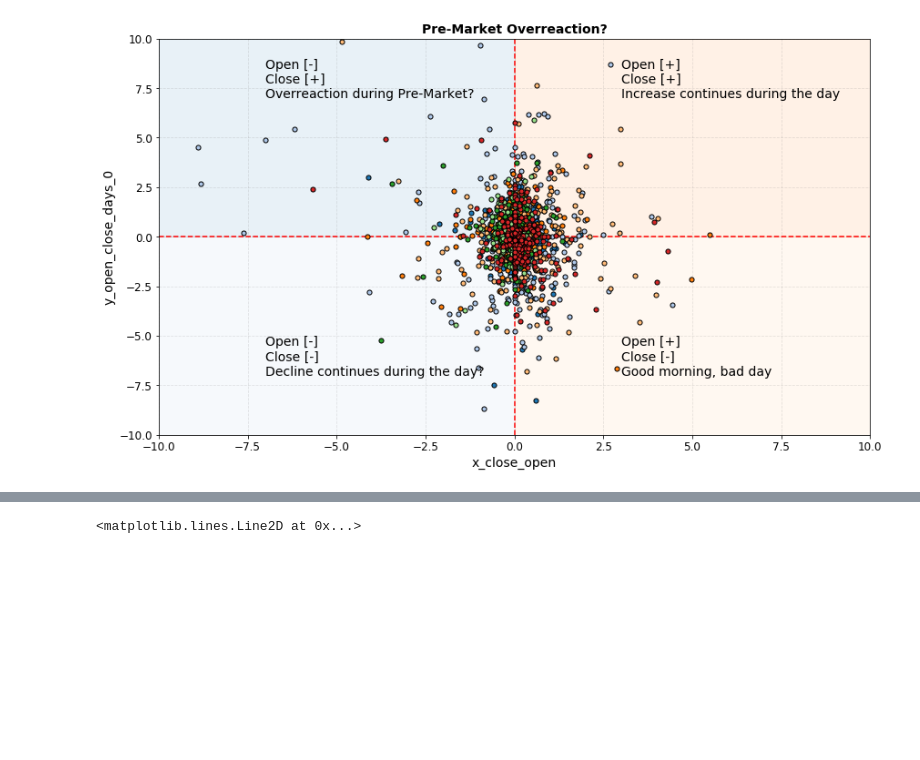
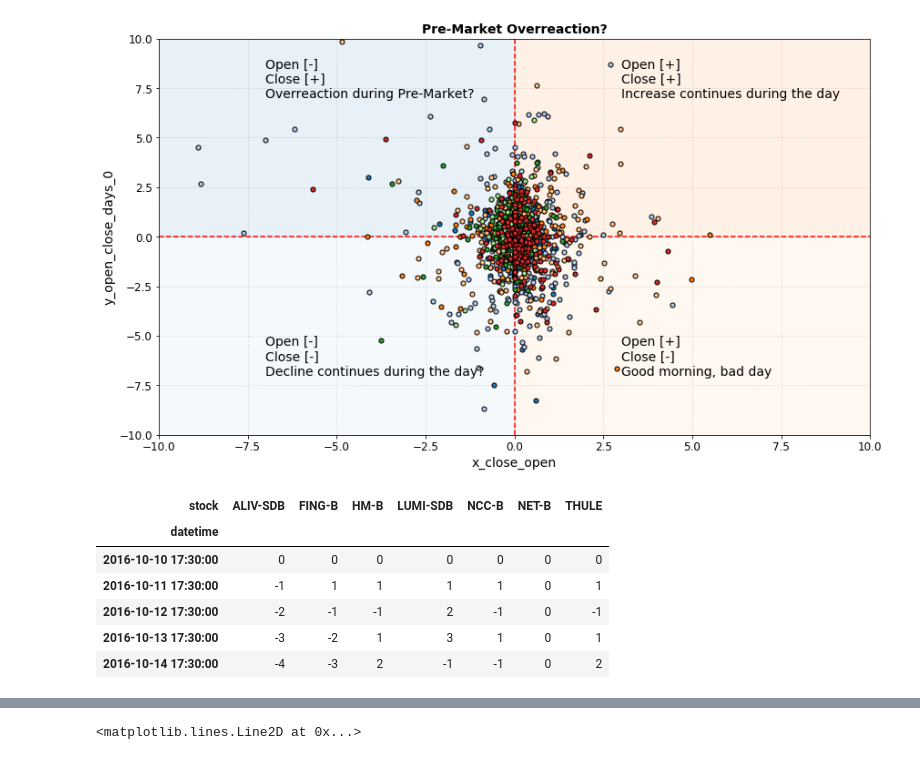
Before and after one commit to Hjartarson/stock-market, a Jupyter notebook: make-report-daily-ticks.ipynb, the cells around one changed output, grey strips where cells are left out. Saved outputs shown, nothing was run; the diff lists cells and outputs as text; code cells hidden in the pictures; blank space fills up the shorter version.

```diff
--- a/make-report-daily-ticks.ipynb
+++ b/make-report-daily-ticks.ipynb
@@ -350,3 +227,36 @@ ax.set_ylim([-10,10])
 f.savefig('fig/overreaction.png', dpi=100,bbox_inches='tight')
 # %% [output]
 [figure]
+# %%
+def cumsum_reset(df):
+    df = df.rename('x').to_frame()
+    df['up_down'] = 0
+    up_days = 0
+    down_days = 0
+    for idx, value in df['x'].iteritems():
+        if value==False:
+            down_days = down_days-1
+            up_days = 0
+            df.set_value(idx,'up_down',down_days)
+        elif value==True:
+            up_days = up_days+1
+            down_days = 0
+            df.set_value(idx,'up_down',up_days)
+        else:
+            df.set_value(idx,'up_down',0)
+            down_days = 0
+            up_days = 0
+    return df['up_down']
+    #print(df.head(14))
+#a.cumsum()-a.cumsum().where(~a).ffill().fillna(0).astype(int)
+df_stock = df_stock.join(df_stock[['x_open_open_day_1_up']].apply(cumsum_reset,axis=0)
+                         .rename(columns={'x_open_open_day_1_up':'x_open_open_day_1_streak'}))
+df_stock['x_open_open_day_1_streak'].head()
+# %% [output]
+| stock | ALIV-SDB | FING-B | HM-B | LUMI-SDB | NCC-B | NET-B | THULE |
+| datetime |  |  |  |  |  |  |  |
+| 2016-10-10 17:30:00 | 0 | 0 | 0 | 0 | 0 | 0 | 0 |
+| 2016-10-11 17:30:00 | -1 | 1 | 1 | 1 | 1 | 0 | 1 |
+| 2016-10-12 17:30:00 | -2 | -1 | -1 | 2 | -1 | 0 | -1 |
+| 2016-10-13 17:30:00 | -3 | -2 | 1 | 3 | 1 | 0 | 1 |
+| 2016-10-14 17:30:00 | -4 | -3 | 2 | -1 | -1 | 0 | 2 |
```
Also changed, not shown: parts of 15 cells of this notebook, 6 other files.
